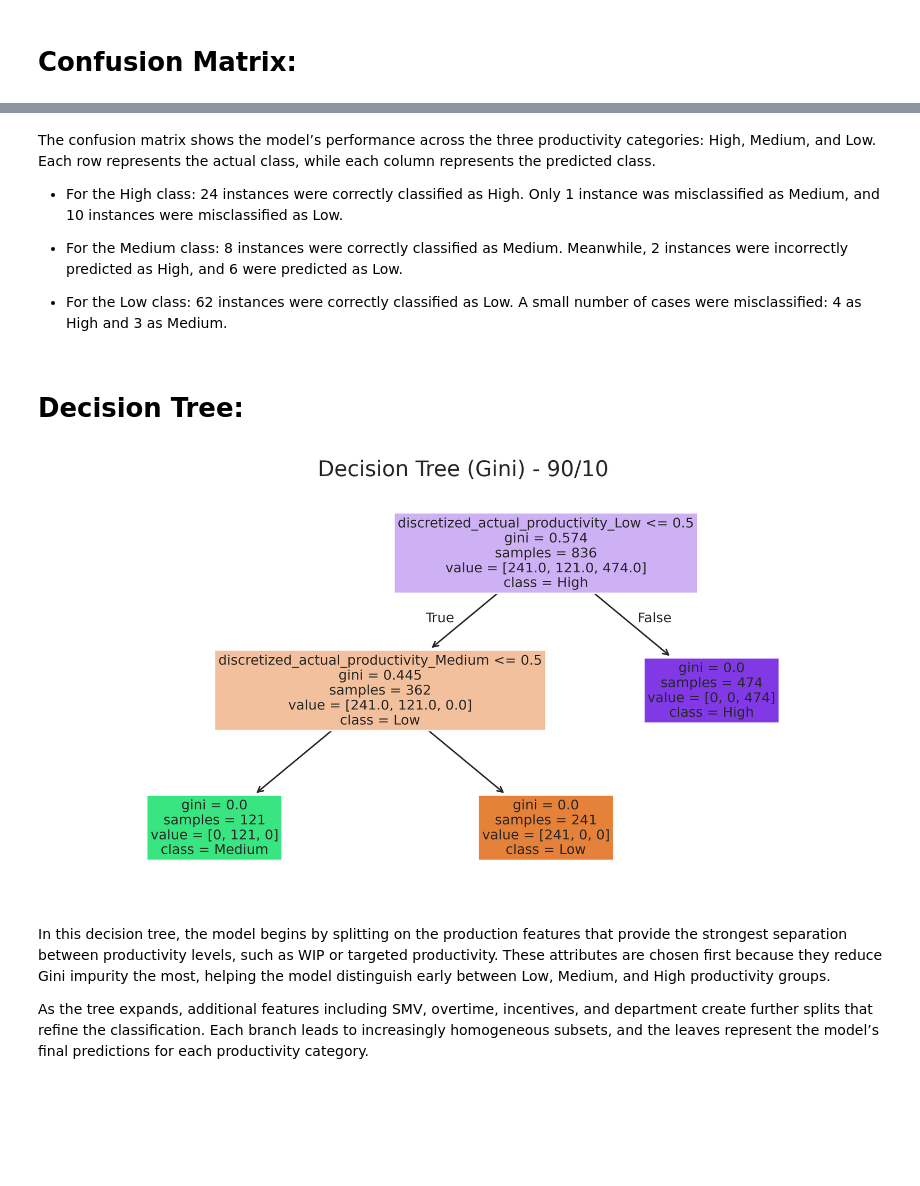
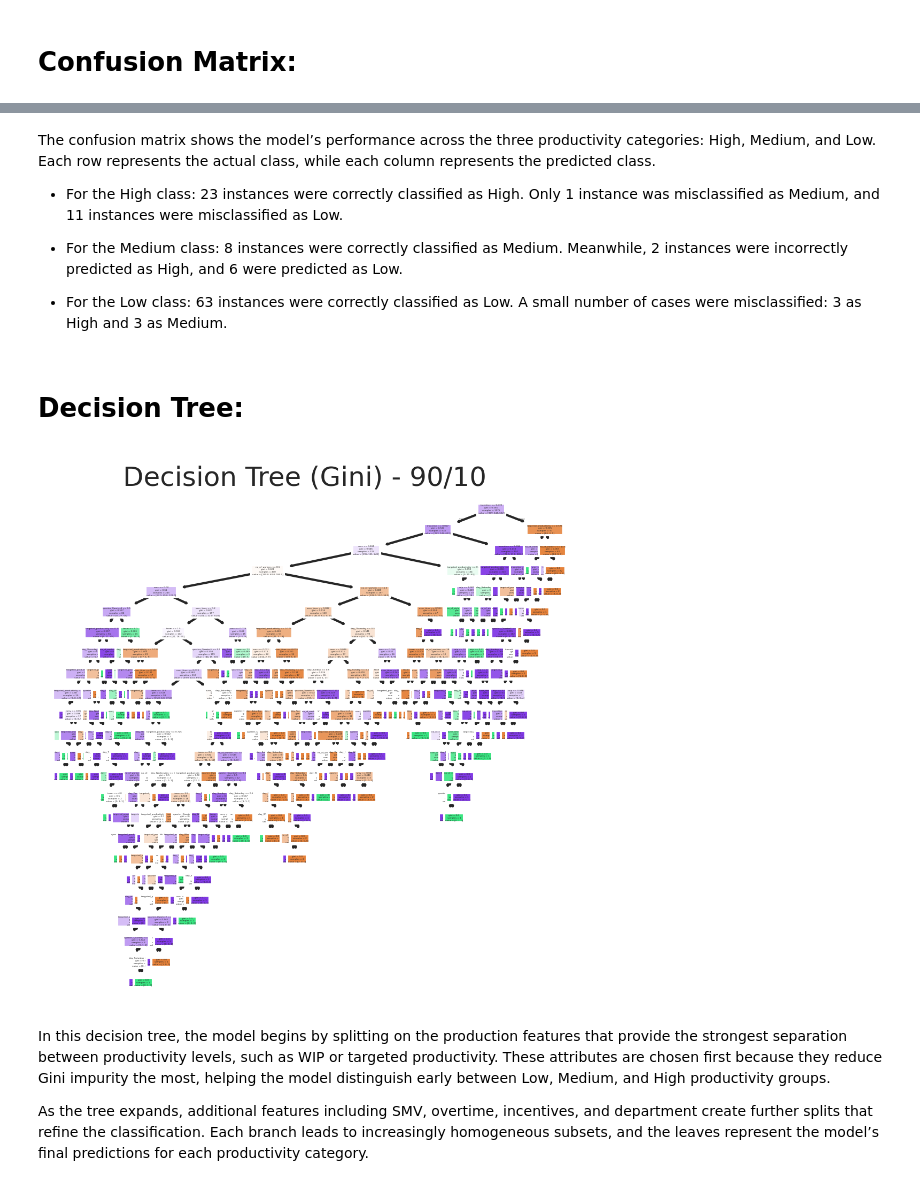
Before and after one commit to hind190/Data-Mining-Project-, a Jupyter notebook: Phase3.ipynb, the cells around one changed output, grey strips where cells are left out. Cells and saved outputs as stored; diff of their text form; code cells hidden in the pictures; blank space fills up the shorter version.

```diff
--- a/Phase3.ipynb
+++ b/Phase3.ipynb
@@ -444,0 +693,9 @@ DecisionTreeClassifier(random_state=1)
+# %%
+# 90/10 split
+X_train, X_test, y_train, y_test = train_test_split(
+    X, y, train_size=0.9, random_state=1, stratify=y
+)
+
+# Train the model (Gini)
+model_90_gini = DecisionTreeClassifier(random_state=1)
+model_90_gini.fit(X_train, y_train)
@@ -448,21 +711,2 @@ On GitHub, the HTML representation is unable to render, please try loading this
 # %% [markdown]
 # **Confusion Matrix:**
-# %%
-# حذف الأعمدة غير المطلوبة
-features = df.drop(columns=[
-    'date',
-    'actual_productivity',
-    'discretized_actual_productivity'
-], errors='ignore')
-
-# تحويل كل النصوص إلى أرقام
-X = pd.get_dummies(features, drop_first=True)
-
-# تأكد مافيه نصوص
-X = X.apply(pd.to_numeric, errors='coerce')
-X = X.fillna(0)
-
-# تحويل y
-from sklearn.preprocessing import LabelEncoder
-le = LabelEncoder()
-y = le.fit_transform(df['discretized_actual_productivity'])
@@ -491,33 +732,29 @@ plt.show()
 # %% [markdown]
 The confusion matrix shows the model’s performance across the three productivity categories: High, Medium, and Low. Each row represents the actual class, while each column represents the predicted class.
 
-*   For the High class: 24 instances were correctly classified as High. Only 1 instance was misclassified as Medium, and 10 instances were misclassified as Low.
+*   For the High class: 23 instances were correctly classified as High. Only 1 instance was misclassified as Medium, and 11 instances were misclassified as Low.
 
 *   For the Medium class: 8 instances were correctly classified as Medium. Meanwhile, 2 instances were incorrectly predicted as High, and 6 were predicted as Low.
 
-*   For the Low class: 62 instances were correctly classified as Low. A small number of cases were misclassified: 4 as High and 3 as Medium.
+*   For the Low class: 63 instances were correctly classified as Low. A small number of cases were misclassified: 3 as High and 3 as Medium.
 # %% [markdown]
 # **Decision Tree:**
 # %%
+
 from sklearn import tree
-import matplotlib.pyplot as plt
+fig, ax = plt.subplots(nrows=1, ncols=1, figsize=(4, 4), dpi=300)
 
-fig, ax = plt.subplots(nrows=1, ncols=1, figsize=(10, 5), dpi=300)
-
-# رسم الشجرة
 tree.plot_tree(
-    clf,
+    model_90_gini,
+    ax=ax,
     filled=True,
-    feature_names=X.columns,
-    class_names=['Low', 'Medium', 'High'],  # مهم
-
+    feature_names=X.columns
 )
 
-plt.title("Decision Tree (Gini) - 90/10")
-
+plt.title("Decision Tree (Gini) - 90/10 ")
 plt.show()
 # %% [output]
-[figure, old version]
+[figure, new version]
 # %% [markdown]
 In this decision tree, the model begins by splitting on the production features that provide the strongest separation between productivity levels, such as WIP or targeted productivity. These attributes are chosen first because they reduce Gini impurity the most, helping the model distinguish early between Low, Medium, and High productivity groups.
 
```
Also changed, not shown: parts of 171 cells of this notebook.
